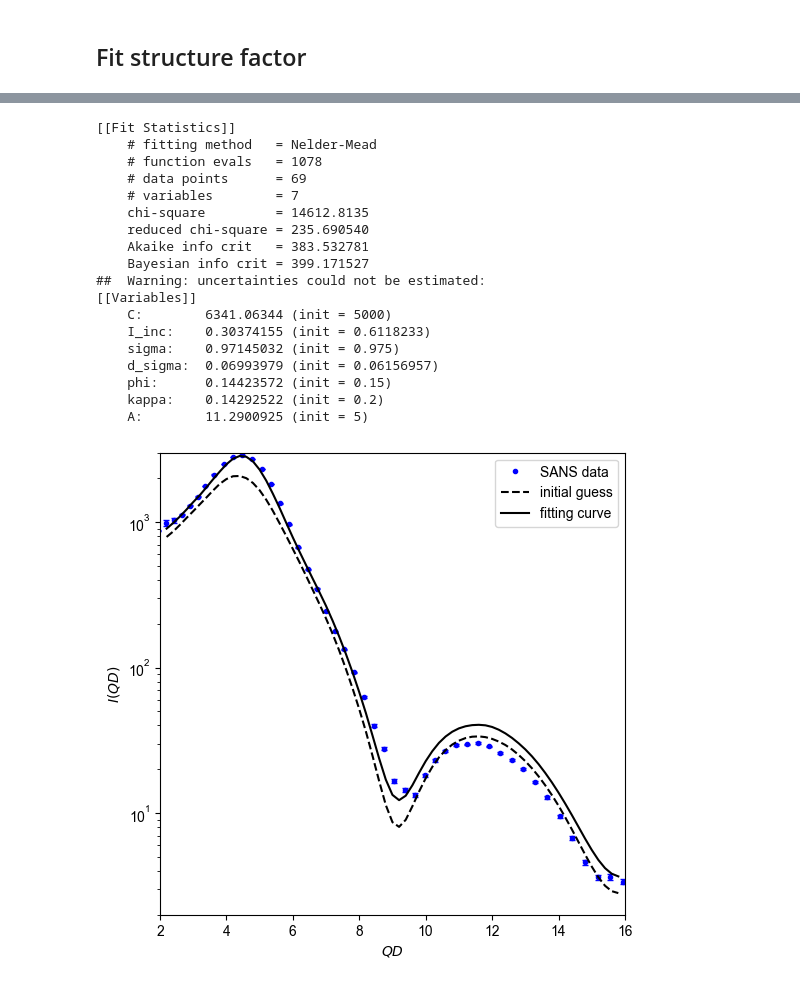
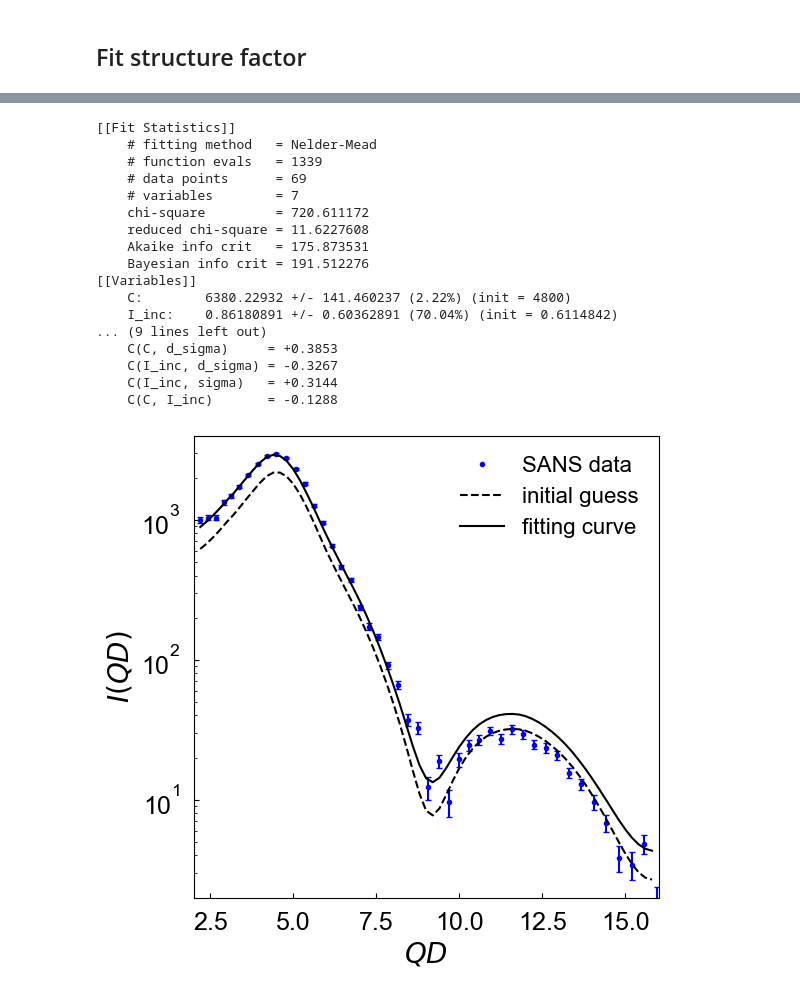
Before and after one commit to ch-tung/SQ_VAE, a Jupyter notebook: direct_param_SQ/silica/Fit_IQ_20_20230804_des.ipynb, the cells around one changed output, grey strips where cells are left out. Drawn from its saved outputs; the diff is of its cells as text; code cells hidden in the pictures.

```diff
--- a/direct_param_SQ/silica/Fit_IQ_20_20230804_des.ipynb
+++ b/direct_param_SQ/silica/Fit_IQ_20_20230804_des.ipynb
@@ -27,7 +27,7 @@ W_list = [1,10,20,30,40]
 filename_list = np.genfromtxt('./20230804_desmearedData/FileNames.txt',dtype='str')
 # %%
 import os
-n_des = 3
+n_des = 1
 ## load desmeared D22 data
 data_path = './20230804_desmearedData/'
 data_list = []
@@ -406,14 +405,14 @@ SQ_NN_GP = lambda x: SQ_NN(x,GP=True,lmbda=1)
 # %%
 # initialize parameters
 params = Parameters()
-params.add('C', value=5000, min=1e2, max=5e4)
+params.add('C', value=4800, min=1e2, max=5e4)
 params.add('I_inc', value=fp_opt_I['I_inc'], min=0.1, max=2)
 params.add('sigma', value=0.975, min=0.9, max=1.1)
 params.add('d_sigma', value=fp_opt_P['d_sigma'], min=0.005, max=0.1)
 
-fp_i =       [0.15, 0.2,  5]
-fp_ubounds = (0.5,  0.5,   20)
-fp_lbounds = (0.05, 0.05,  0.5)
+fp_i =       [0.15, 0.15,  11]
+fp_ubounds = (0.5,  0.18,  20)
+fp_lbounds = (0.05, 0.1,  0.5)
 fp_name = ['phi', 'kappa', 'A']
 for i in range(3):
     params.add(fp_name[i], value=fp_i[i], min=fp_ubounds[i], max=fp_lbounds[i])
@@ -448,39 +447,39 @@ report_fit(result)
 # %% [output]
 [[Fit Statistics]]
     # fitting method   = Nelder-Mead
-    # function evals   = 1078
+    # function evals   = 1339
     # data points      = 69
     # variables        = 7
-    chi-square         = 14612.8135
-    reduced chi-square = 235.690540
-    Akaike info crit   = 383.532781
-    Bayesian info crit = 399.171527
-##  Warning: uncertainties could not be estimated:
+    chi-square         = 720.611172
+    reduced chi-square = 11.6227608
+    Akaike info crit   = 175.873531
+    Bayesian info crit = 191.512276
 [[Variables]]
-    C:        6341.06344 (init = 5000)
-    I_inc:    0.30374155 (init = 0.6118233)
-    sigma:    0.97145032 (init = 0.975)
-    d_sigma:  0.06993979 (init = 0.06156957)
-    phi:      0.14423572 (init = 0.15)
-    kappa:    0.14292522 (init = 0.2)
-    A:        11.2900925 (init = 5)
+    C:        6380.22932 +/- 141.460237 (2.22%) (init = 4800)
+    I_inc:    0.86180891 +/- 0.60362891 (70.04%) (init = 0.6114842)
+... (9 lines left out)
+    C(C, d_sigma)     = +0.3853
+    C(I_inc, d_sigma) = -0.3267
+    C(I_inc, sigma)   = +0.3144
+    C(C, I_inc)       = -0.1288
 # %%
 fig = plt.figure(figsize=(6, 6))
 ax = plt.subplot(1, 1, 1)
 
 ax.plot(Q*fp_opt_P['sigma'],IQ_I,'.b',label='SANS data')
 ax.errorbar(Q*fp_opt_P['sigma'],IQ_I,IQ_er_I,linestyle='',color='b',capsize=2)
 ax.plot(q[index_Q], IQ_th(params,q)[index_Q],'--k',label='initial guess')
 ax.plot(q[index_Q], IQ_th(result.params,q)[index_Q],'-k',label='fitting curve')
 
 ax.set_yscale('log')
 # ax.set_xscale('log')
 
 ax.set_xlim([2,16])
-ax.set_ylim([2,3000])
-ax.set_xlabel(r'$QD$')
-ax.set_ylabel(r'$I(QD)$')
-ax.legend()
+ax.set_ylim([2,4000])
+ax.set_xlabel(r'$QD$',fontsize=20)
+ax.set_ylabel(r'$I(QD)$',fontsize=20)
+ax.tick_params(direction='in', axis='both', which='both', labelsize=18, pad=10)
+ax.legend(fontsize=16,frameon=False)
 plt.show()
 # %% [output]
-[figure, old version]
+[figure, new version]
```
Also changed, not shown: parts of 8 cells of this notebook, 2 other files.
